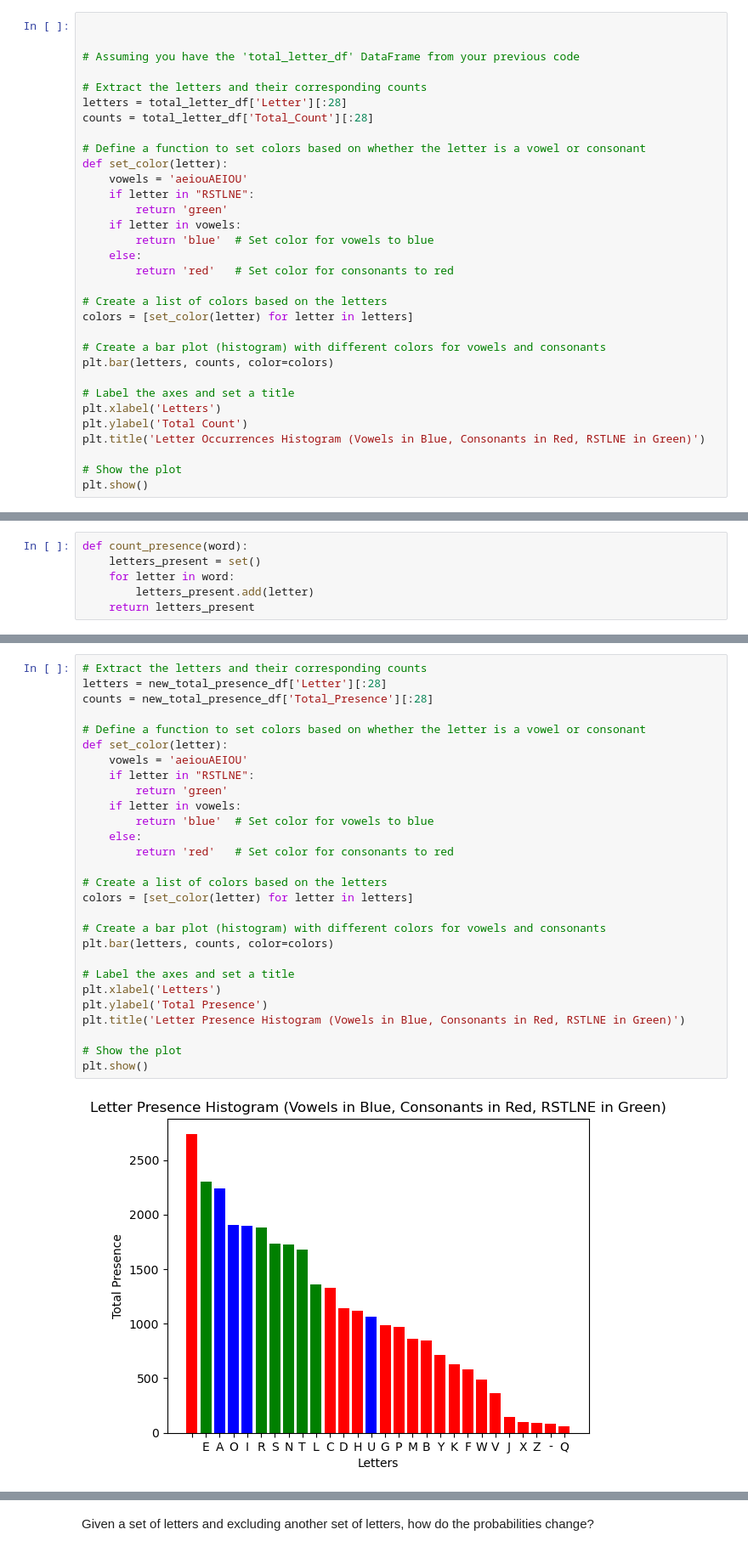
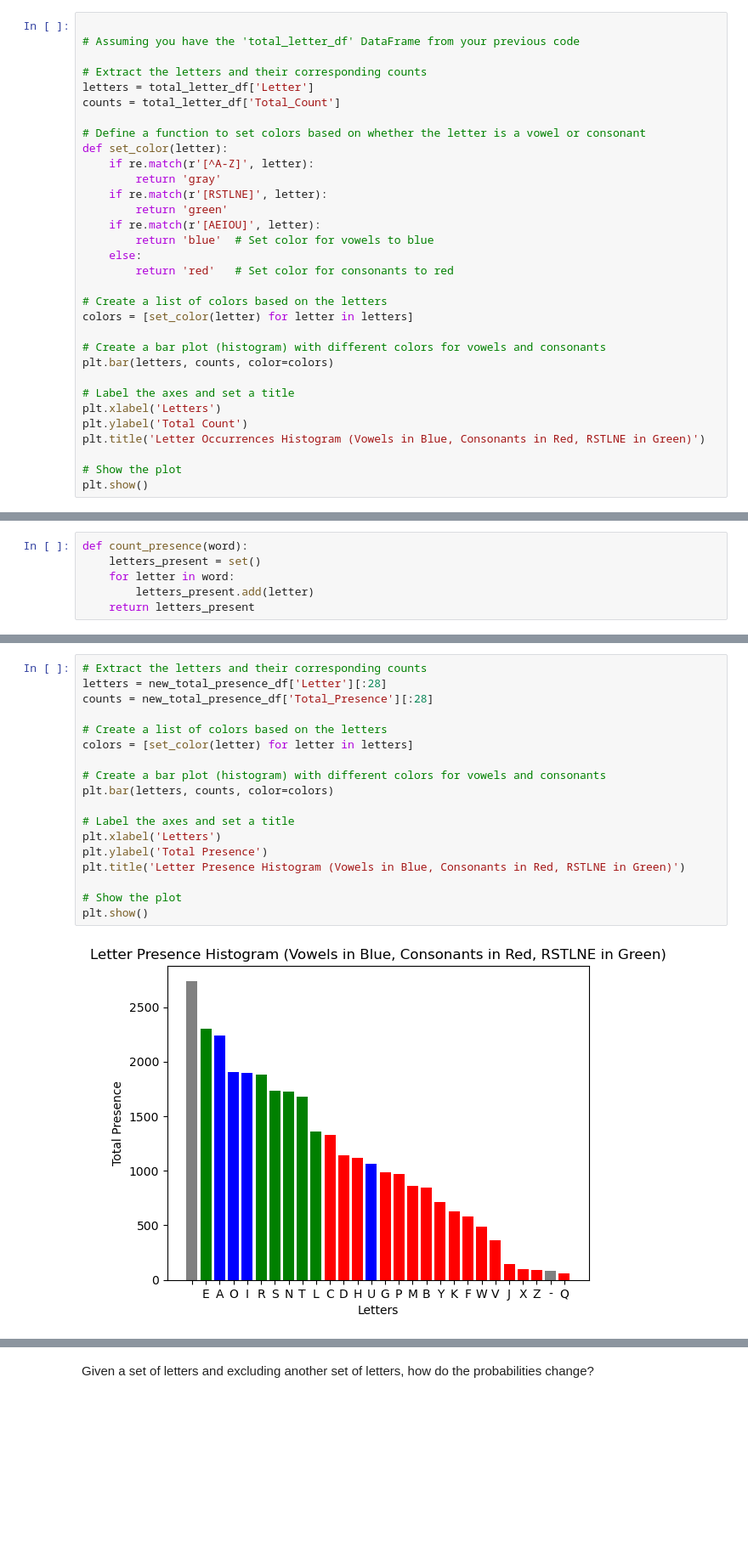
Before and after one commit to chengeric155/Wheel-of-Fortune-Analysis, a Jupyter notebook: WoF_Analysis.ipynb, the cells around one changed output, grey strips where cells are left out. Shown at 85% size. Drawn from its saved outputs; the diff is of its cells as text; blank space fills up the shorter version.

```diff
--- a/WoF_Analysis.ipynb
+++ b/WoF_Analysis.ipynb
@@ -64,18 +112,18 @@ total_letter_df = total_letter_df.sort_values("Total_Count", ascending=False)
 # %%
-
 
 # Assuming you have the 'total_letter_df' DataFrame from your previous code
 
 # Extract the letters and their corresponding counts
-letters = total_letter_df['Letter'][:28]
-counts = total_letter_df['Total_Count'][:28]
+letters = total_letter_df['Letter']
+counts = total_letter_df['Total_Count']
 
 # Define a function to set colors based on whether the letter is a vowel or consonant
 def set_color(letter):
-    vowels = 'aeiouAEIOU'
-    if letter in "RSTLNE":
+    if re.match(r'[^A-Z]', letter):
+        return 'gray'
+    if re.match(r'[RSTLNE]', letter):
         return 'green'
-    if letter in vowels:
+    if re.match(r'[AEIOU]', letter):
         return 'blue'  # Set color for vowels to blue
     else:
         return 'red'   # Set color for consonants to red
@@ -164,33 +212,23 @@ new_total_presence_df
 # %%
 # Extract the letters and their corresponding counts
 letters = new_total_presence_df['Letter'][:28]
 counts = new_total_presence_df['Total_Presence'][:28]
-
-# Define a function to set colors based on whether the letter is a vowel or consonant
-def set_color(letter):
-    vowels = 'aeiouAEIOU'
-    if letter in "RSTLNE":
-        return 'green'
-    if letter in vowels:
-        return 'blue'  # Set color for vowels to blue
-    else:
-        return 'red'   # Set color for consonants to red
 
 # Create a list of colors based on the letters
 colors = [set_color(letter) for letter in letters]
 
 # Create a bar plot (histogram) with different colors for vowels and consonants
 plt.bar(letters, counts, color=colors)
 
 # Label the axes and set a title
 plt.xlabel('Letters')
 plt.ylabel('Total Presence')
 plt.title('Letter Presence Histogram (Vowels in Blue, Consonants in Red, RSTLNE in Green)')
 
 # Show the plot
 plt.show()
 # %% [output]
-[figure, old version]
+[figure, new version]
 # %%
 plt.bar(letters, counts/3252, color=colors)
 
```
Also changed, not shown: parts of 14 cells of this notebook, 3 other files.
